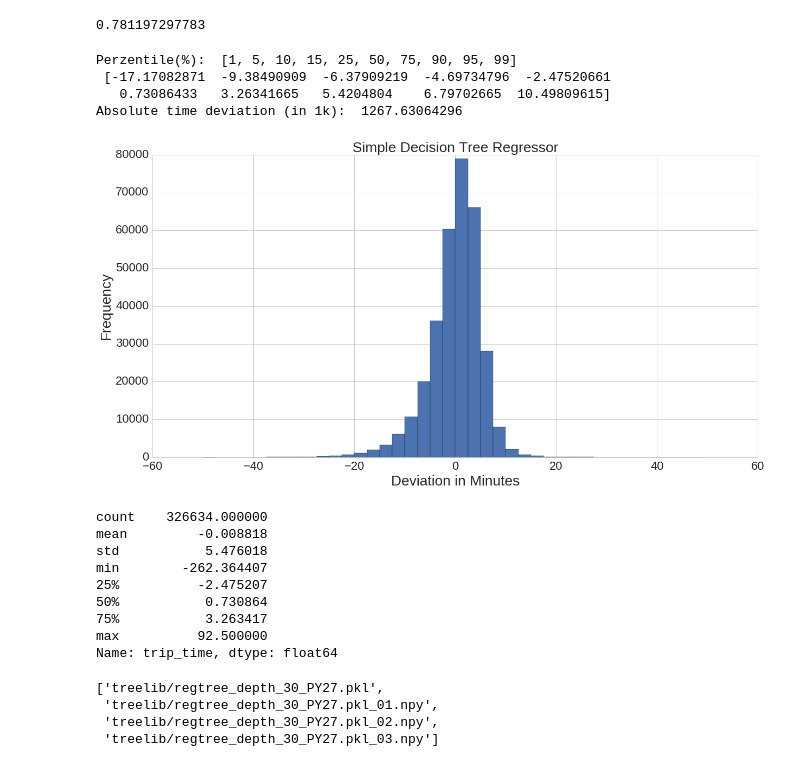
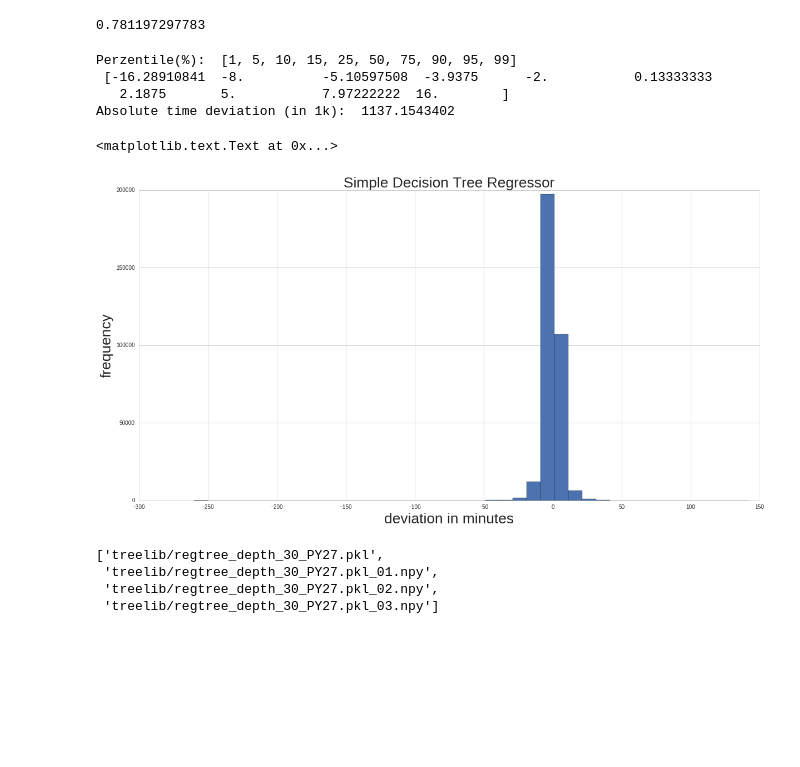
Before and after one commit to nikhase/nyc-taxi, a Jupyter notebook: weeklyAnalysis.ipynb, the cells around one changed output. Drawn from its saved outputs; the diff is of its cells as text; code cells hidden in the pictures; blank space fills up the shorter version.

```diff
--- a/weeklyAnalysis.ipynb
+++ b/weeklyAnalysis.ipynb
@@ -1025,6 +1021,6 @@ Automatically created module for IPython interactive environment
 # %%
 start = time.time()
-regtree = DecisionTreeRegressor(min_samples_split=3, random_state=99, max_depth=15)# formerly 15. 15 is reasonable,
+regtree = DecisionTreeRegressor(min_samples_split=3, random_state=99, max_depth=20)# formerly 15. 15 is reasonable,
 # 30 brings best results # random states: 99
 regtree.fit(x_train, y_train)
 regtree.score(x_test, y_test)
@@ -1054,2 +1049,0 @@ joblib.dump(regtree, 'treelib/regtree_20x_depth_20_random_state_99.pkl', protoco
-# %%
-regtree = joblib.load('treelib/regtree_20x_depth_20_random_state_99.pkl')
@@ -1139,0 +1115,2 @@ len(x_train)
+# %%
+mpl.rcParamsDefault
@@ -1370,34 +1365,22 @@ print(rd_regtree.score(X_test, y_test))
 # %% [output]
 0.781197297783
 # %%
-y_pred = regtree.predict(x_test)
+y_pred = regtree.predict(X_test)
 np.linalg.norm(np.ceil(y_pred)-y_test)
 diff = (y_pred-y_test)
 # plt.figure(figsize=(12,10)) # not needed. set values globally
-plt.hist(diff.values, bins=40, range=[-50,50], align='mid')
+plt.hist(diff.values, bins=40)
 print('Perzentile(%): ', [1,5,10,15,25,50,75,90,95,99], '\n', np.percentile(diff.values, [1,5,10,15,25,50,75,90,95,99]))
 print('Absolute time deviation (in 1k): ', sum(abs(diff))/1000)
 plt.title('Simple Decision Tree Regressor')
-plt.xlabel('Deviation in Minutes')
-plt.ylabel('Frequency')
-plt.savefig('figures/simple_tree_error.eps', format='eps', dpi=1000)
+plt.xlabel('deviation in minutes')
+plt.ylabel('frequency')
 # %% [output]
 Perzentile(%):  [1, 5, 10, 15, 25, 50, 75, 90, 95, 99]
- [-17.17082871  -9.38490909  -6.37909219  -4.69734796  -2.47520661
-   0.73086433   3.26341665   5.4204804    6.79702665  10.49809615]
-Absolute time deviation (in 1k):  1267.63064296
+ [-16.28910841  -8.          -5.10597508  -3.9375      -2.           0.13333333
+   2.1875       5.           7.97222222  16.        ]
+Absolute time deviation (in 1k):  1137.1543402
+<matplotlib.text.Text at 0x...>
-[figure, old version]
+[figure, new version]
-# %%
-diff.describe()
-# %% [output]
-count    326634.000000
-mean         -0.008818
-std           5.476018
-min        -262.364407
-25%          -2.475207
-50%           0.730864
-75%           3.263417
-max          92.500000
-Name: trip_time, dtype: float64
 # %%
 from sklearn.externals import joblib
```
Also changed, not shown: parts of 24 cells of this notebook.
